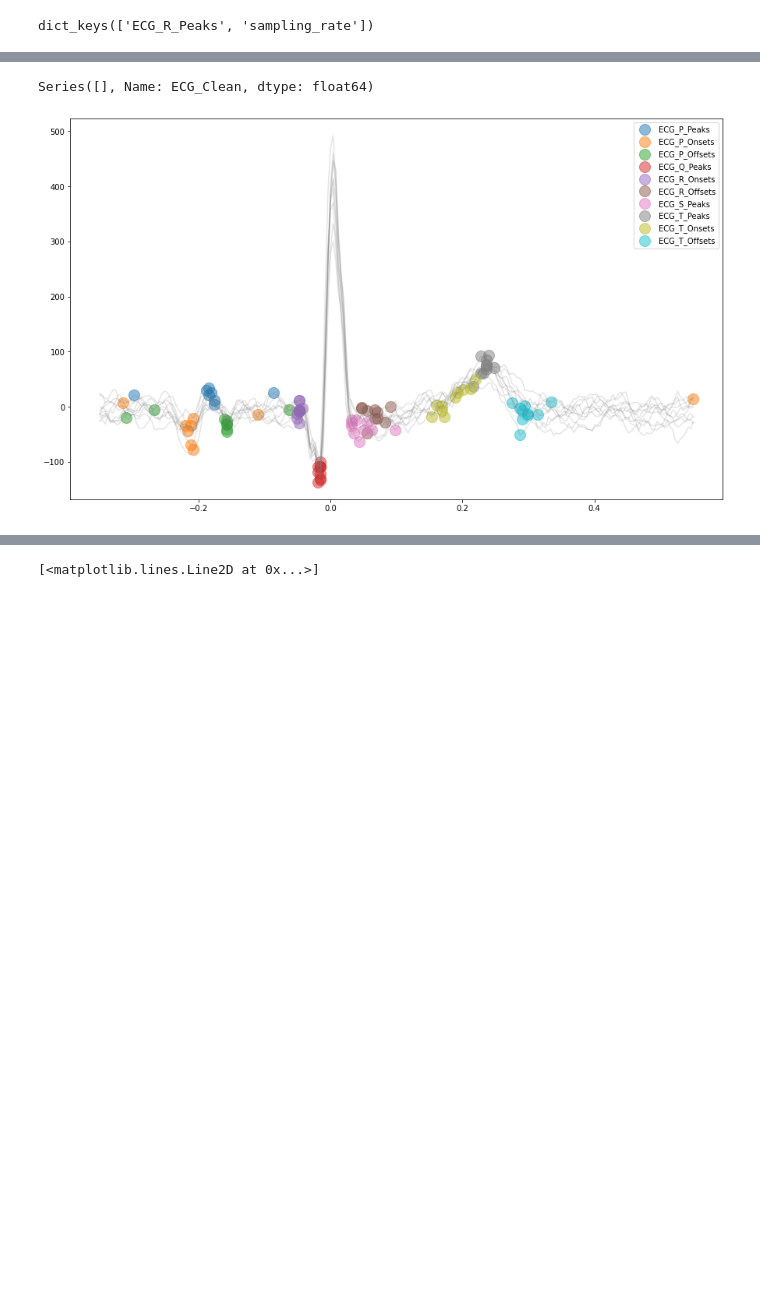
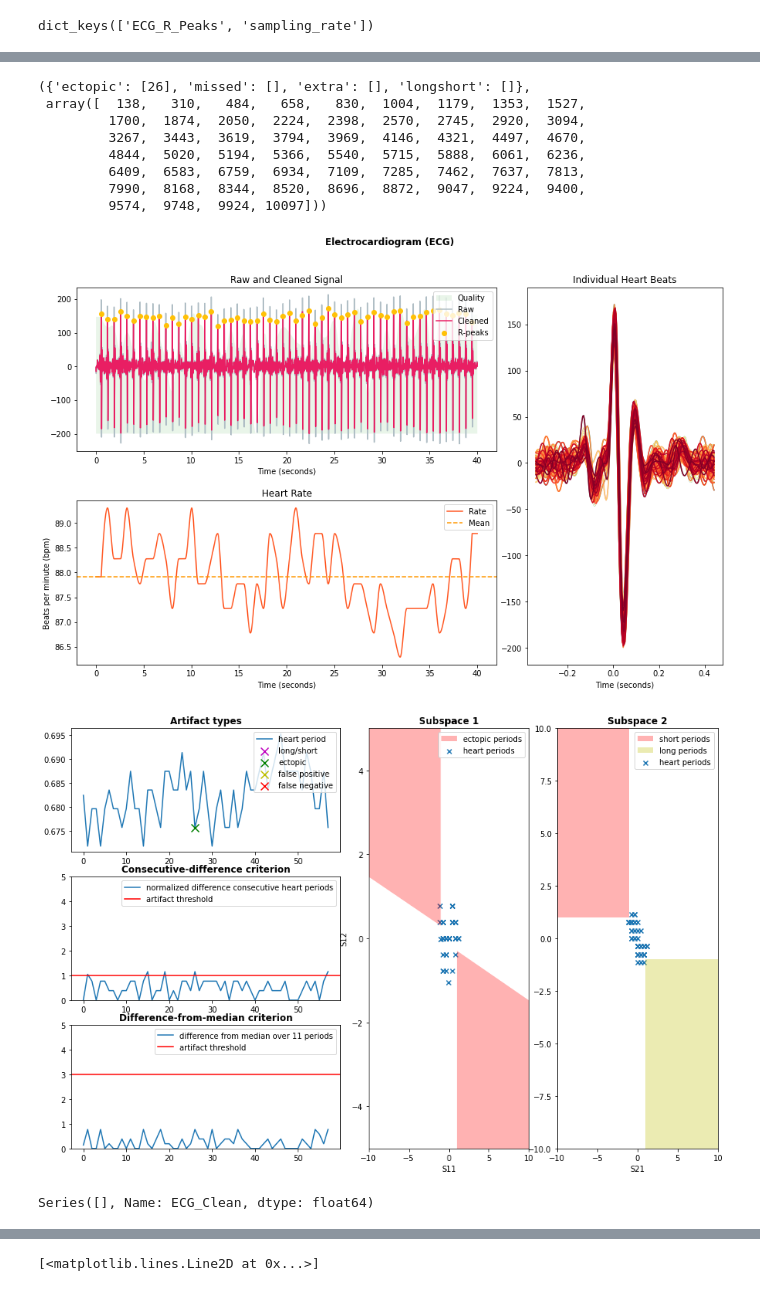
Before and after one commit to davicn/doutorado_ppgee_v2, a Jupyter notebook: src/notebooks/4-explore_ecg.ipynb, the cells around one changed output, grey strips where cells are left out. Drawn from its saved outputs; the diff is of its cells as text; code cells hidden in the pictures; blank space fills up the shorter version.

```diff
--- a/src/notebooks/4-explore_ecg.ipynb
+++ b/src/notebooks/4-explore_ecg.ipynb
@@ -208,7 +211,7 @@ epochs['1']
 # %%
 import neurokit2 as nk
 
-signals, info = nk.ecg_process(ecg_signal=ecg, sampling_rate=256)
+signals, info = nk.ecg_process(ecg_signal=ecg_, sampling_rate=256)
 # %%
 info.keys()
 # %% [output]
@@ -224,3 +234,17 @@ nk.ecg_plot(signals, sampling_rate=256)
+# %%
+plt.rcParams['figure.figsize'] = [15, 9]
+nk.ecg_plot(signals, sampling_rate=256,show_type="full")
+# %% [output]
+({'ectopic': [26], 'missed': [], 'extra': [], 'longshort': []},
+ array([  138,   310,   484,   658,   830,  1004,  1179,  1353,  1527,
+         1700,  1874,  2050,  2224,  2398,  2570,  2745,  2920,  3094,
+         3267,  3443,  3619,  3794,  3969,  4146,  4321,  4497,  4670,
+         4844,  5020,  5194,  5366,  5540,  5715,  5888,  6061,  6236,
+         6409,  6583,  6759,  6934,  7109,  7285,  7462,  7637,  7813,
+         7990,  8168,  8344,  8520,  8696,  8872,  9047,  9224,  9400,
+         9574,  9748,  9924, 10097]))
+[figure, added]
+[figure, added]
 # %%
 _, rr = nk.ecg_peaks(ecg, sampling_rate=256)
 # %%
@@ -228,6 +252,4 @@ signals['ECG_Clean'][256 * 50:256 * 60] * (-1)
 # %% [output]
 Series([], Name: ECG_Clean, dtype: float64)
 # %%
-s, w = nk.ecg_delineate(ecg, rr, sampling_rate=256, method="dwt", show=True, show_type='all')
+s, w = nk.ecg_delineate(ecg_, rr_, sampling_rate=256)
-# %% [output]
-[figure, removed]
```
Also changed, not shown: parts of 9 cells of this notebook, 4 other files.
